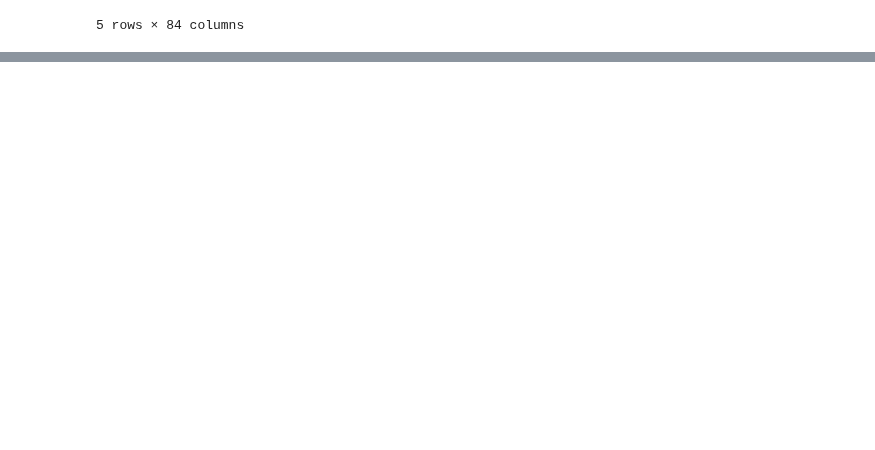
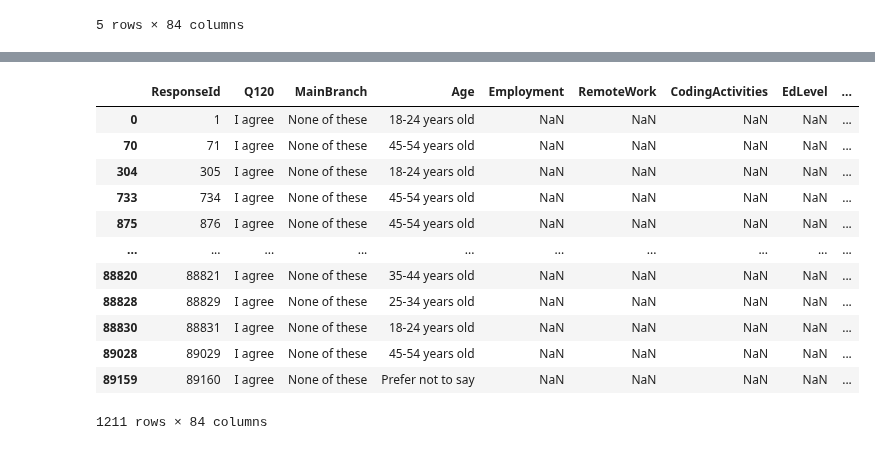
Before and after one commit to jeremysb1/data_analysis_projects, a Jupyter notebook: categorical_data.ipynb, the cells around one changed output, grey strips where cells are left out. Drawn from its saved outputs; the diff is of its cells as text; code cells hidden in the pictures; blank space fills up the shorter version.

```diff
--- a/categorical_data.ipynb
+++ b/categorical_data.ipynb
@@ -42,0 +110,16 @@ survey.head()
+# %%
+survey[survey["EdLevel"].isnull()]
+# %% [output]
+|  | ResponseId | Q120 | MainBranch | Age | Employment | RemoteWork | CodingActivities | EdLevel | ... |
+| 0 | 1 | I agree | None of these | 18-24 years old | NaN | NaN | NaN | NaN | ... |
+| 70 | 71 | I agree | None of these | 45-54 years old | NaN | NaN | NaN | NaN | ... |
+| 304 | 305 | I agree | None of these | 18-24 years old | NaN | NaN | NaN | NaN | ... |
+| 733 | 734 | I agree | None of these | 45-54 years old | NaN | NaN | NaN | NaN | ... |
+| 875 | 876 | I agree | None of these | 45-54 years old | NaN | NaN | NaN | NaN | ... |
+| ... | ... | ... | ... | ... | ... | ... | ... | ... | ... |
+| 88820 | 88821 | I agree | None of these | 35-44 years old | NaN | NaN | NaN | NaN | ... |
+| 88828 | 88829 | I agree | None of these | 25-34 years old | NaN | NaN | NaN | NaN | ... |
+| 88830 | 88831 | I agree | None of these | 18-24 years old | NaN | NaN | NaN | NaN | ... |
+| 89028 | 89029 | I agree | None of these | 45-54 years old | NaN | NaN | NaN | NaN | ... |
+| 89159 | 89160 | I agree | None of these | Prefer not to say | NaN | NaN | NaN | NaN | ... |
+1211 rows × 84 columns
```
Also changed, not shown: parts of 7 cells of this notebook.
